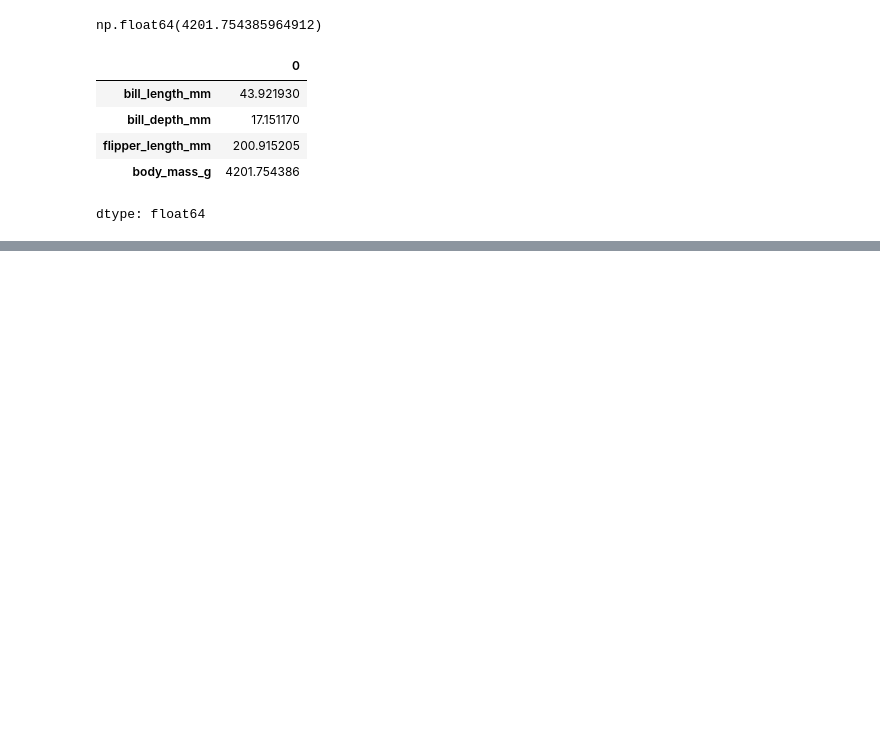
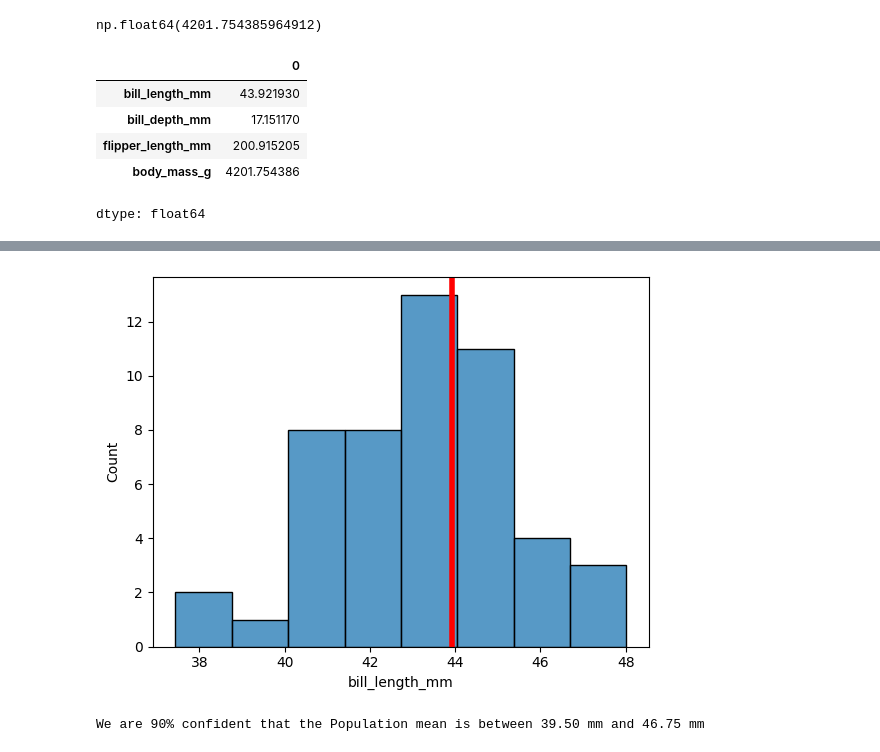
Before and after one commit to Mark20042/data-science-bootcamp, a Jupyter notebook: penguins.ipynb, the cells around one changed output, grey strips where cells are left out. Drawn from its saved outputs; the diff is of its cells as text; code cells hidden in the pictures; blank space fills up the shorter version.

```diff
--- a/penguins.ipynb
+++ b/penguins.ipynb
@@ -112,0 +152,6 @@ dtype: float64
+# %%
+df_means = pd.DataFrame()
+for _ in range(50):
+    sample = df.sample(n=sample_size)
+    sample_mean = sample.mean(numeric_only=True)
+    df_means = pd.concat([df_means, sample_mean], axis=1)
@@ -112,0 +187,14 @@ dtype: float64
+# %%
+df_means = df_means.T
+# %%
+sns.histplot(data=df_means, x='bill_length_mm')
+pop_mean = df['bill_length_mm'].mean(numeric_only=True)
+plt.axvline(pop_mean, color='red', linewidth=4)
+plt.show()
+
+min = np.percentile(df_means['bill_length_mm'], 5)
+max = np.percentile(df_means['bill_length_mm'], 95)
+print(f"We are 90% confident that the Population mean is between {min:.2f} mm and {max:.2f} mm")
+# %% [output]
+[figure, added]
+We are 90% confident that the Population mean is between 39.50 mm and 46.75 mm
```
Also changed, not shown: parts of 34 cells of this notebook.
